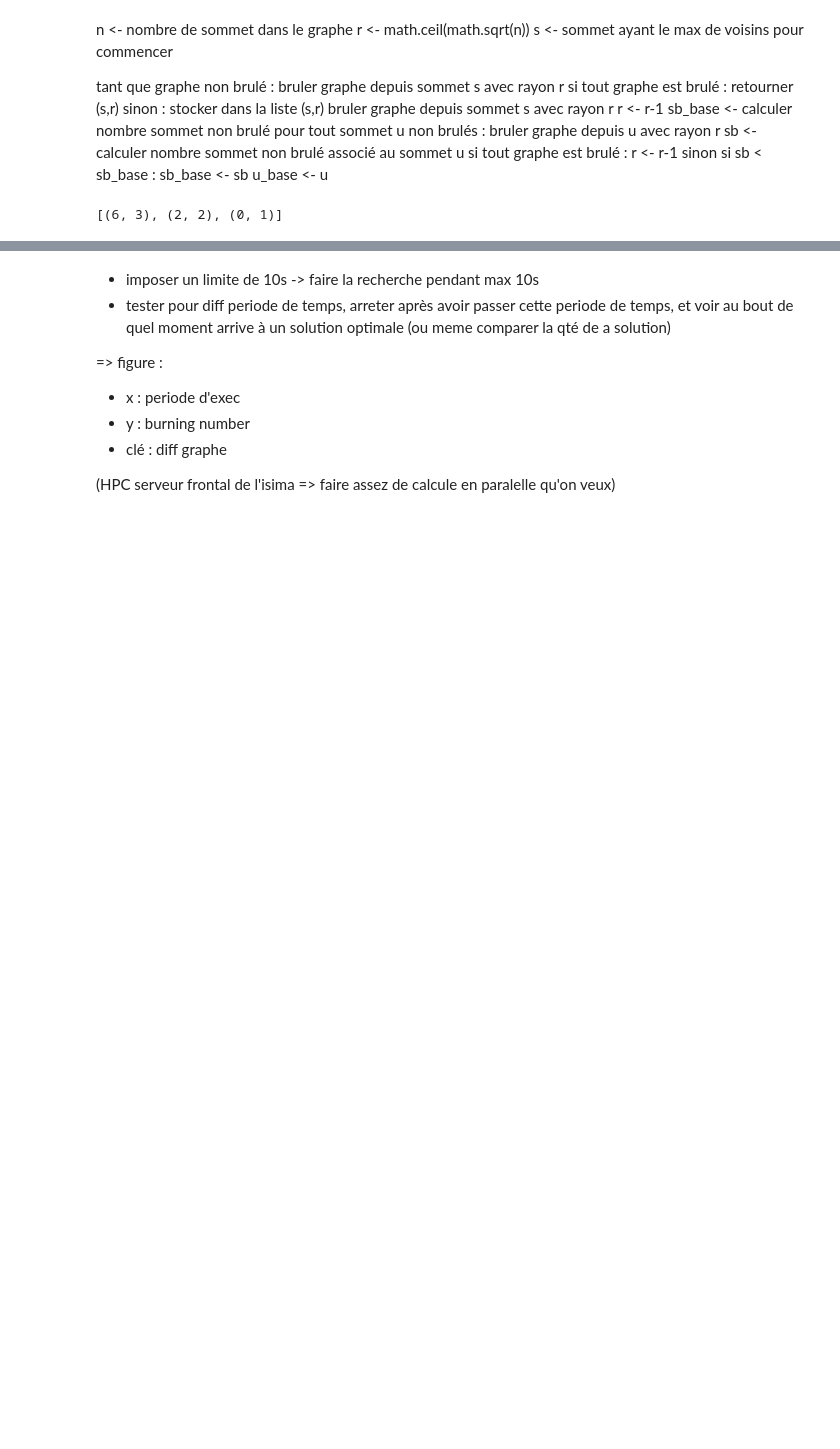
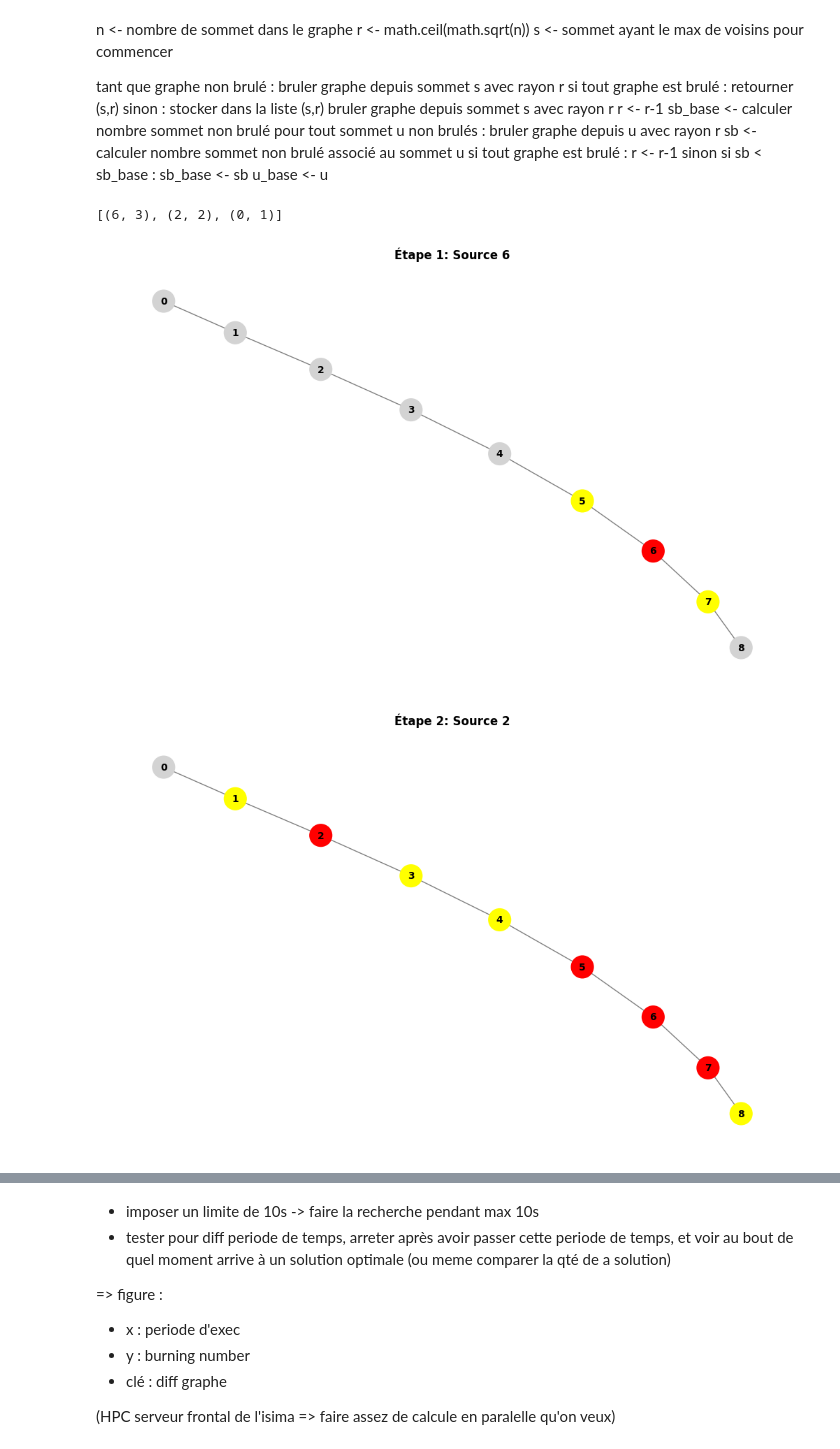
Before and after one commit to OussamaLay/Graph_Burning_Problem, a Jupyter notebook: algo_recherche.ipynb, the cells around one changed output, grey strips where cells are left out. Drawn from its saved outputs; the diff is of its cells as text; code cells hidden in the pictures; blank space fills up the shorter version.

```diff
--- a/algo_recherche.ipynb
+++ b/algo_recherche.ipynb
@@ -491,4 +716,7 @@ sequence_opt
 # %% [output]
 [(6, 3), (2, 2), (0, 1)]
 # %%
-visualiser_graphe_par_etape(graphe, [centre for centre, rayon in df.iloc[num]["Couverture des balles"]])
+visualiser_graphe_par_etape(graphe, [centre for centre, rayon in sequence_opt])
+# %% [output]
+[figure, added]
+[figure, added]
```
Also changed, not shown: parts of 21 cells of this notebook.
